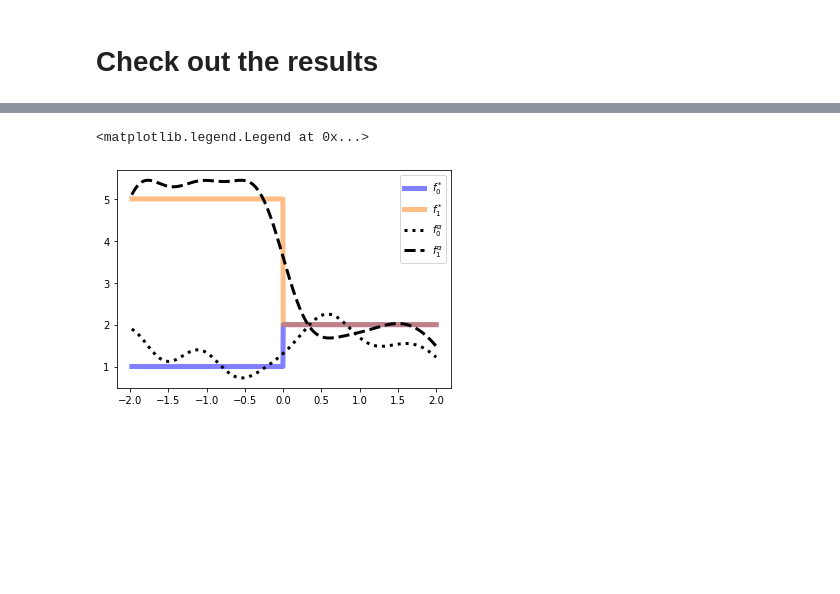
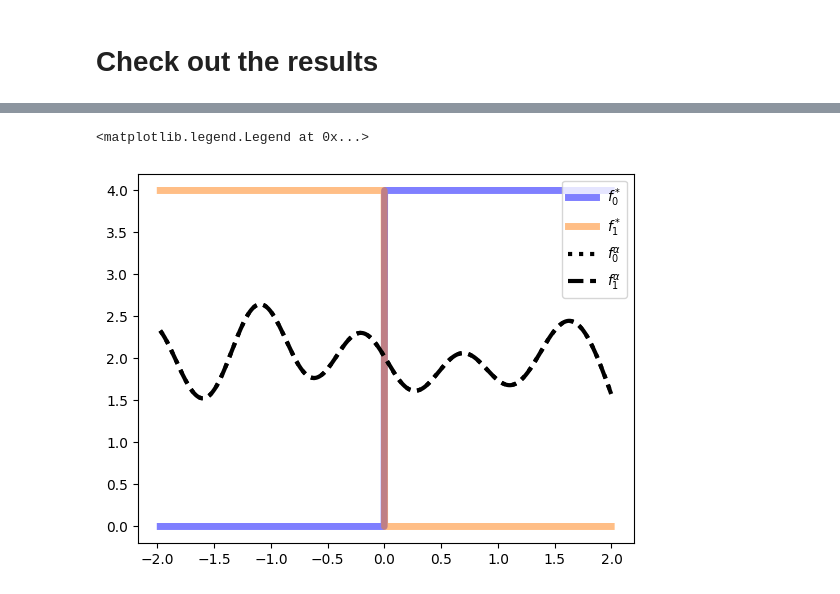
Before and after one commit to alex-ritchie/MNR, a Jupyter notebook: Third Example.ipynb, the cells around one changed output, grey strips where cells are left out. Drawn from its saved outputs; the diff is of its cells as text; code cells hidden in the pictures; blank space fills up the shorter version.

```diff
--- a/Third Example.ipynb
+++ b/Third Example.ipynb
@@ -34,7 +34,7 @@ mus = np.ones((1, d, M))
 sigmas = np.ones((1,d,d,M))
 
 
-noise_sd = 1
+noise_sd = .1
 # %% [markdown]
 # Generate Data
 # %%
@@ -59,8 +59,8 @@ Text(0.5, 0, 'x')
 # Generate func vals
 # %%
 Y = np.ndarray((2*n,1))
-Y[(component_ids==0)] = (X[component_ids==0] > 0) + 1
-Y[(component_ids==1)] = 3*(X[component_ids==1] < 0) + 2
+Y[(component_ids==0)] = 4*(X[component_ids==0] > 0) # x + 1
+Y[(component_ids==1)] = 4*(X[component_ids==1] < 0) #3*x+ 2 #4
 Ytrue = copy(Y)
 Y = Y + np.random.normal(0, noise_sd, Y.shape)
 # %%
@@ -168,10 +171,10 @@ Prop Correct Mixture Assignment = 0.8733333333333333
 # %%
-plt.plot(xx, (xx>0) + 1, 'b', linewidth=5, label="$f_0^*$", alpha=0.5)
-plt.plot(xx,3*(xx<0) + 2, 'tab:orange', linewidth=5, label="$f_1^*$", alpha=0.5)
+plt.plot(xx, 4*(xx>0), 'b', linewidth=5, label="$f_0^*$", alpha=0.5) #(xx>0) + 1
+plt.plot(xx, 4*(xx<0), 'tab:orange', linewidth=5, label="$f_1^*$", alpha=0.5) #3*(xx<0) + 2
 plt.plot(xx, Yhat[:,0], 'k:', linewidth=3, label=r"$f_0^\alpha$")
 plt.plot(xx, Yhat[:,1], 'k--', linewidth=3, label=r"$f_1^\alpha$")
 plt.rcParams.update({'font.size': 10})
 plt.legend()
 # %% [output]
 <matplotlib.legend.Legend at 0x...>
-[figure, old version]
+[figure, new version]
```
Also changed, not shown: parts of 4 cells of this notebook, 13 other files.
